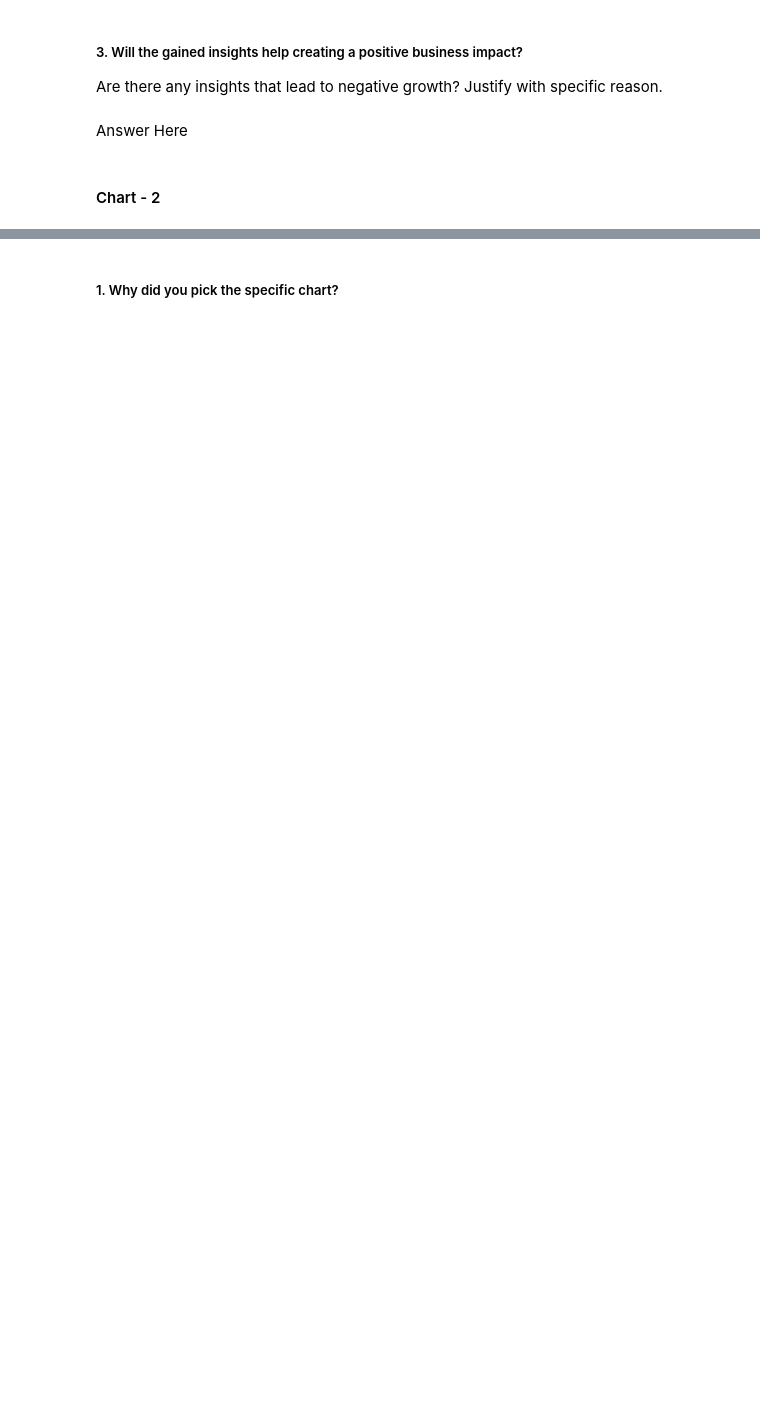
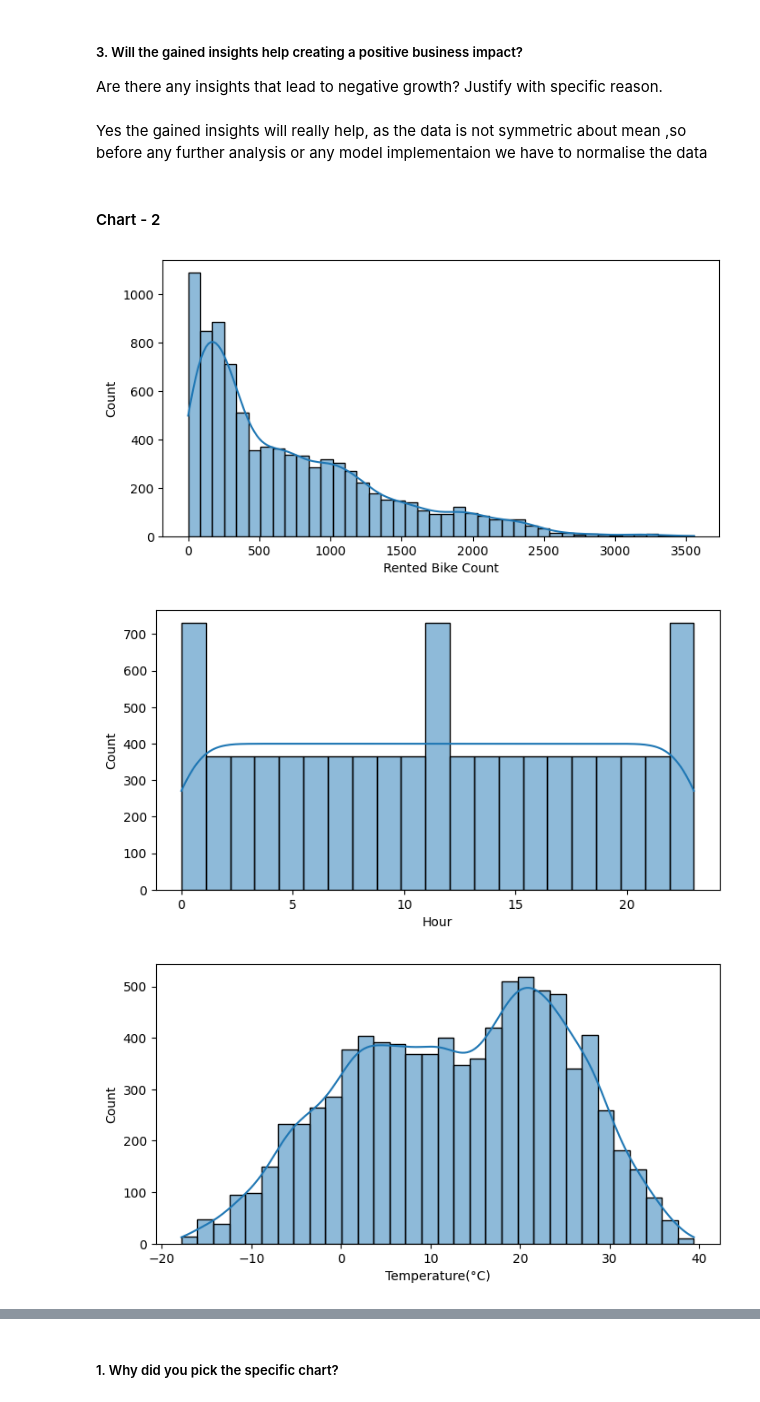
Before and after one commit to CoderSumanesh/Bike-Sharing-Demand-Prediction, a Jupyter notebook: Bike_Sharing_Demand_Prediction_ML_.ipynb, the cells around one changed output, grey strips where cells are left out. Saved outputs shown, nothing was run; the diff lists cells and outputs as text; code cells hidden in the pictures; blank space fills up the shorter version.

```diff
--- a/Bike_Sharing_Demand_Prediction_ML_.ipynb
+++ b/Bike_Sharing_Demand_Prediction_ML_.ipynb
@@ -286,7 +390,7 @@ Answer Here
 # %% [markdown]
 ##### 3. Will the gained insights help creating a positive business impact?
 Are there any insights that lead to negative growth? Justify with specific reason.
-# %% [markdown]
-Answer Here
+# %% [markdown]
+Yes the gained insights will really help, as the data is not symmetric about mean ,so before any further analysis or any model implementaion we have to normalise the data
 # %% [markdown]
 #### Chart - 2
@@ -294,0 +397,12 @@ Answer Here
+# %%
+# Chart - 2 visualization code
+#Univariate analysis to check the distribution of data for all columns
+for col in new_df.describe().columns:
+    plt.figure(figsize=(8, 4))
+    sns.histplot(new_df[col], kde = True)
+    fig.suptitle("Histogram plot of "+ col, fontsize = 15)
+    plt.show()
+# %% [output]
+[figure, added]
+[figure, added]
+[figure, added]
```
Also changed, not shown: parts of 28 cells of this notebook.
